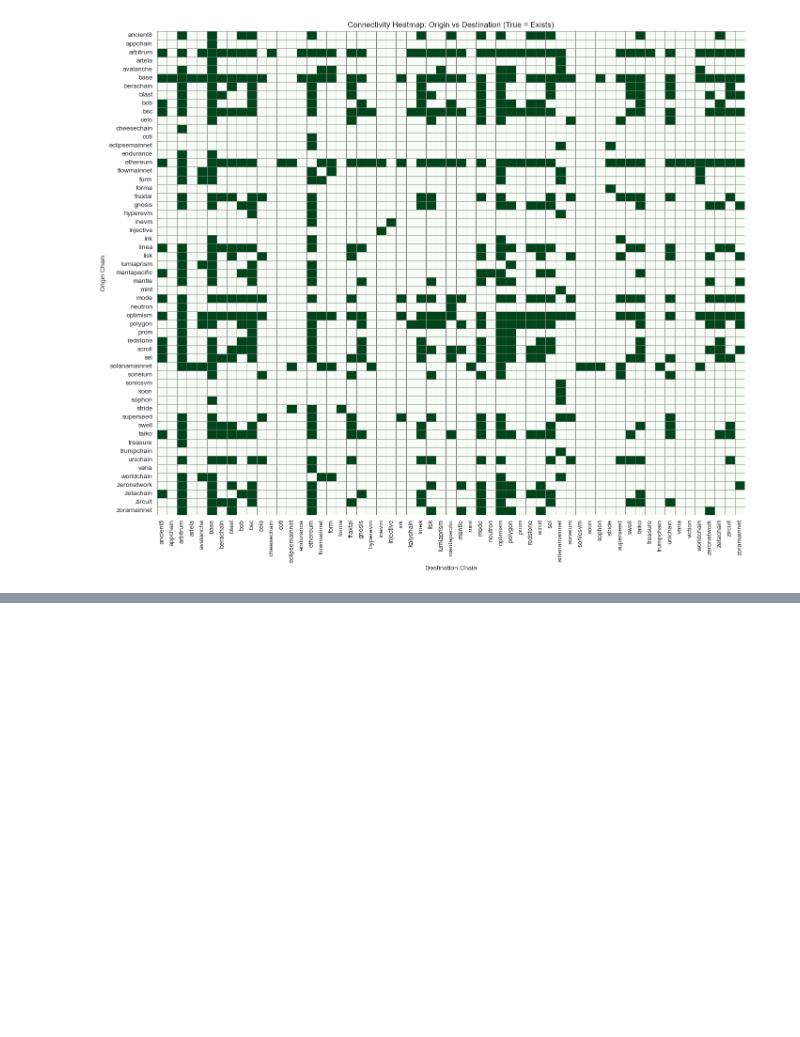
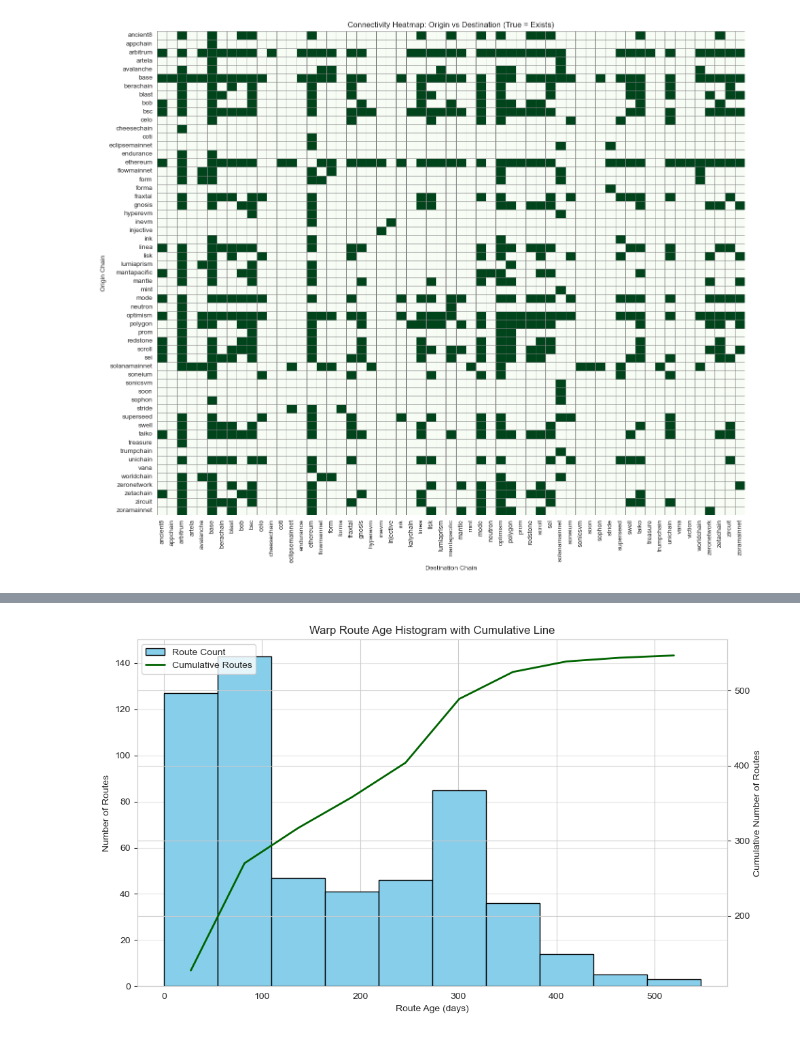
Before and after one commit to fabianriewe/hyperlane-jupyter, a Jupyter notebook: basic-stats.ipynb, the cells around one changed output, grey strips where cells are left out. Cells and saved outputs as stored; diff of their text form; code cells hidden in the pictures; blank space fills up the shorter version.

```diff
--- a/basic-stats.ipynb
+++ b/basic-stats.ipynb
@@ -233,0 +271,35 @@ plt.tight_layout()
+# %%
+# Prepare age data
+ages = route_lifespans['duration_days']
+counts, bins = np.histogram(ages, bins=10)
+
+# Compute bin centers for plotting
+bin_centers = (bins[:-1] + bins[1:]) / 2
+
+# Cumulative sum
+cumulative = np.cumsum(counts)
+
+# Plot
+fig, ax1 = plt.subplots(figsize=(10, 6))
+
+# Histogram
+ax1.bar(bin_centers, counts, width=np.diff(bins), align='center', color='skyblue', edgecolor='black', label='Route Count')
+ax1.set_xlabel('Route Age (days)')
+ax1.set_ylabel('Number of Routes')
+ax1.grid(axis='y', alpha=0.5)
+
+# Secondary y-axis for cumulative
+ax2 = ax1.twinx()
+ax2.plot(bin_centers, cumulative, color='darkgreen', linewidth=2, label='Cumulative Routes')
+ax2.set_ylabel('Cumulative Number of Routes')
+
+# Add legends
+lines, labels = ax1.get_legend_handles_labels()
+lines2, labels2 = ax2.get_legend_handles_labels()
+ax1.legend(lines + lines2, labels + labels2, loc='upper left')
+
+plt.title('Warp Route Age Histogram with Cumulative Line')
+plt.tight_layout()
+plt.show()
+# %% [output]
+[figure, added]
```
Also changed, not shown: parts of 9 cells of this notebook.
